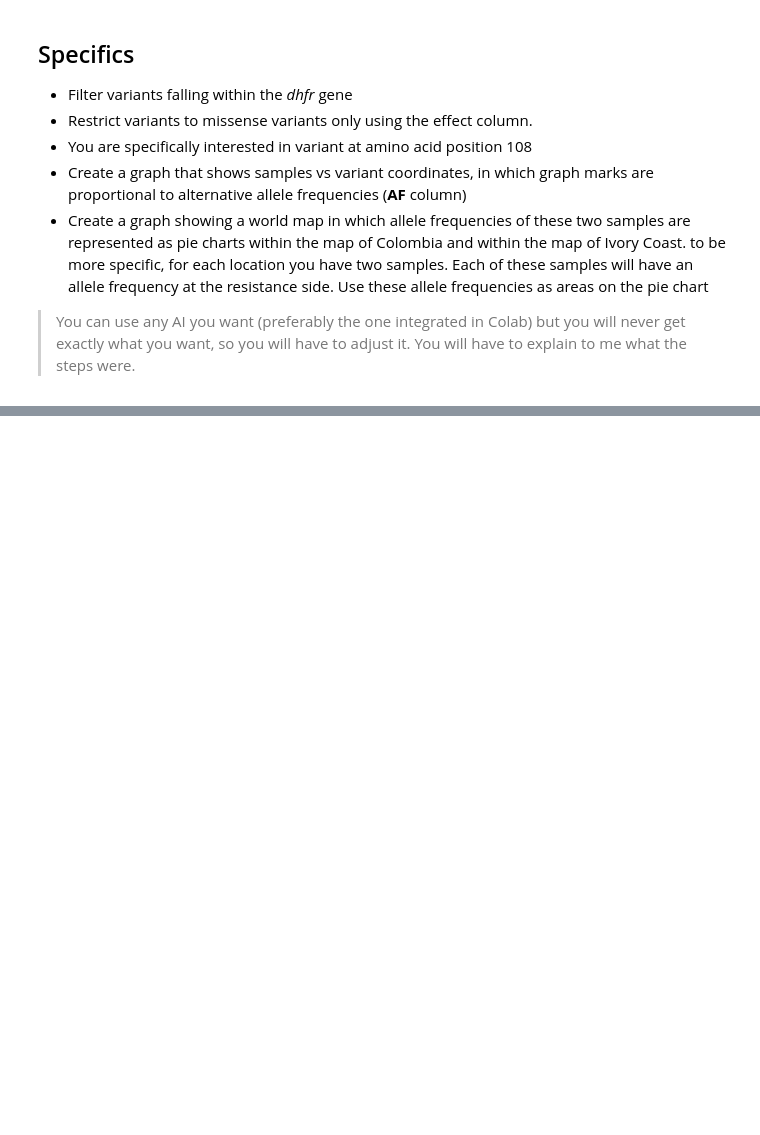
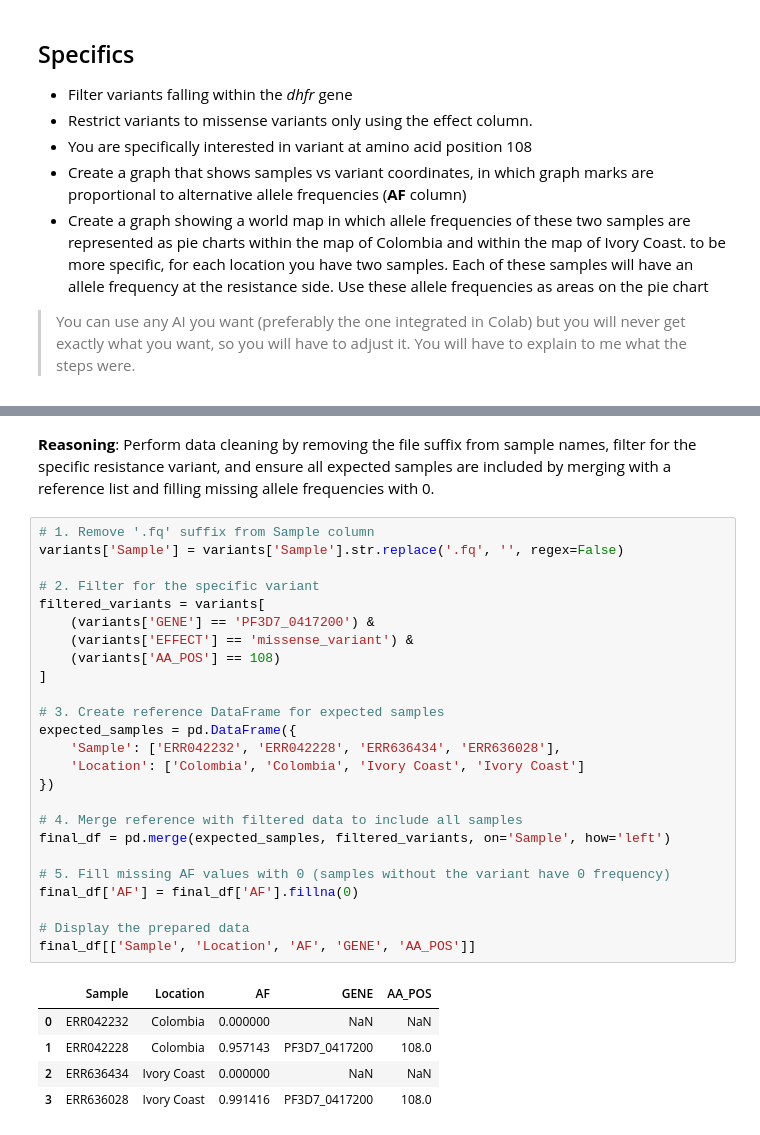
Before and after one commit to DevinPSU/Binforepo, a Jupyter notebook: Projects/Project 1.ipynb, the cells around one changed output, grey strips where cells are left out. Cells and saved outputs as stored; diff of their text form; blank space fills up the shorter version.

```diff
--- a/Projects/Project 1.ipynb
+++ b/Projects/Project 1.ipynb
@@ -81 +70,35 @@ filtered_variants
+# %% [markdown]
+**Reasoning**:
+Perform data cleaning by removing the file suffix from sample names, filter for the specific resistance variant, and ensure all expected samples are included by merging with a reference list and filling missing allele frequencies with 0.
+# %%
+# 1. Remove '.fq' suffix from Sample column
+variants['Sample'] = variants['Sample'].str.replace('.fq', '', regex=False)
+
+# 2. Filter for the specific variant
+filtered_variants = variants[
+    (variants['GENE'] == 'PF3D7_0417200') &
+    (variants['EFFECT'] == 'missense_variant') &
+    (variants['AA_POS'] == 108)
+]
+
+# 3. Create reference DataFrame for expected samples
+expected_samples = pd.DataFrame({
+    'Sample': ['ERR042232', 'ERR042228', 'ERR636434', 'ERR636028'],
+    'Location': ['Colombia', 'Colombia', 'Ivory Coast', 'Ivory Coast']
+})
+
+# 4. Merge reference with filtered data to include all samples
+final_df = pd.merge(expected_samples, filtered_variants, on='Sample', how='left')
+
+# 5. Fill missing AF values with 0 (samples without the variant have 0 frequency)
+final_df['AF'] = final_df['AF'].fillna(0)
+
+# Display the prepared data
+final_df[['Sample', 'Location', 'AF', 'GENE', 'AA_POS']]
+# %% [output]
+|  | Sample | Location | AF | GENE | AA_POS |
+| 0 | ERR042232 | Colombia | 0.000000 | NaN | NaN |
+| 1 | ERR042228 | Colombia | 0.957143 | PF3D7_0417200 | 108.0 |
+| 2 | ERR636434 | Ivory Coast | 0.000000 | NaN | NaN |
+| 3 | ERR636028 | Ivory Coast | 0.991416 | PF3D7_0417200 | 108.0 |
 # %% [markdown]
```
Also changed, not shown: parts of 23 cells of this notebook.
